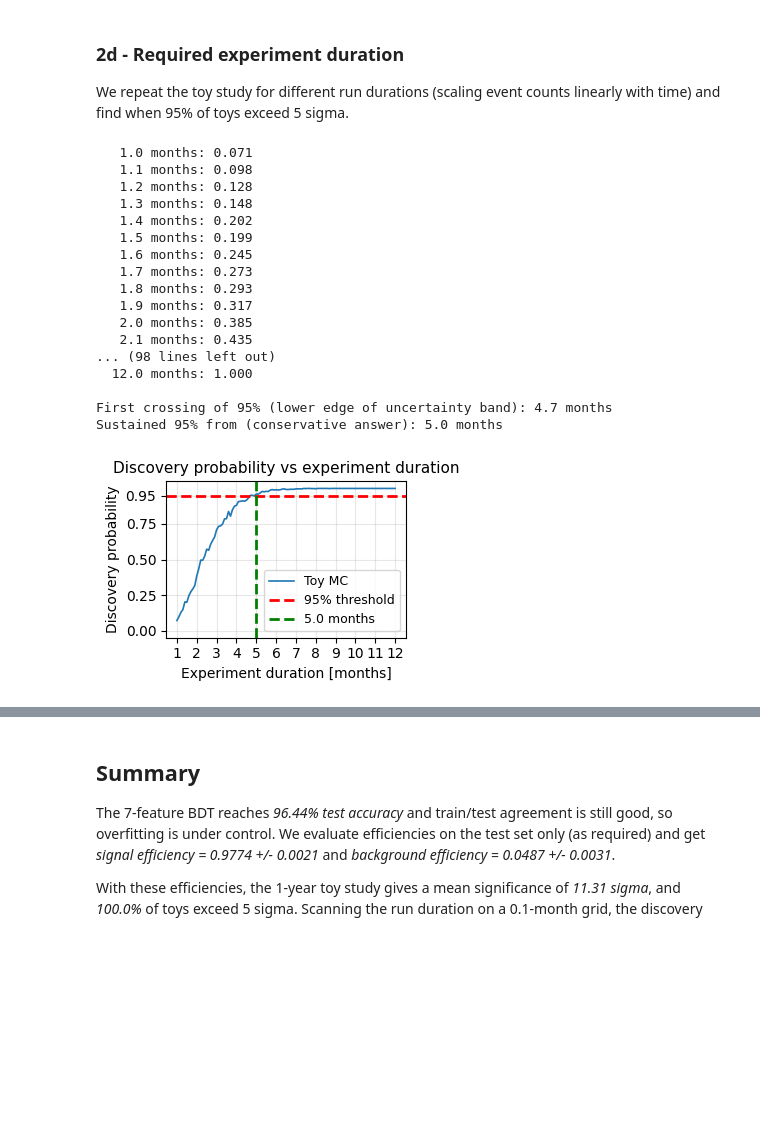
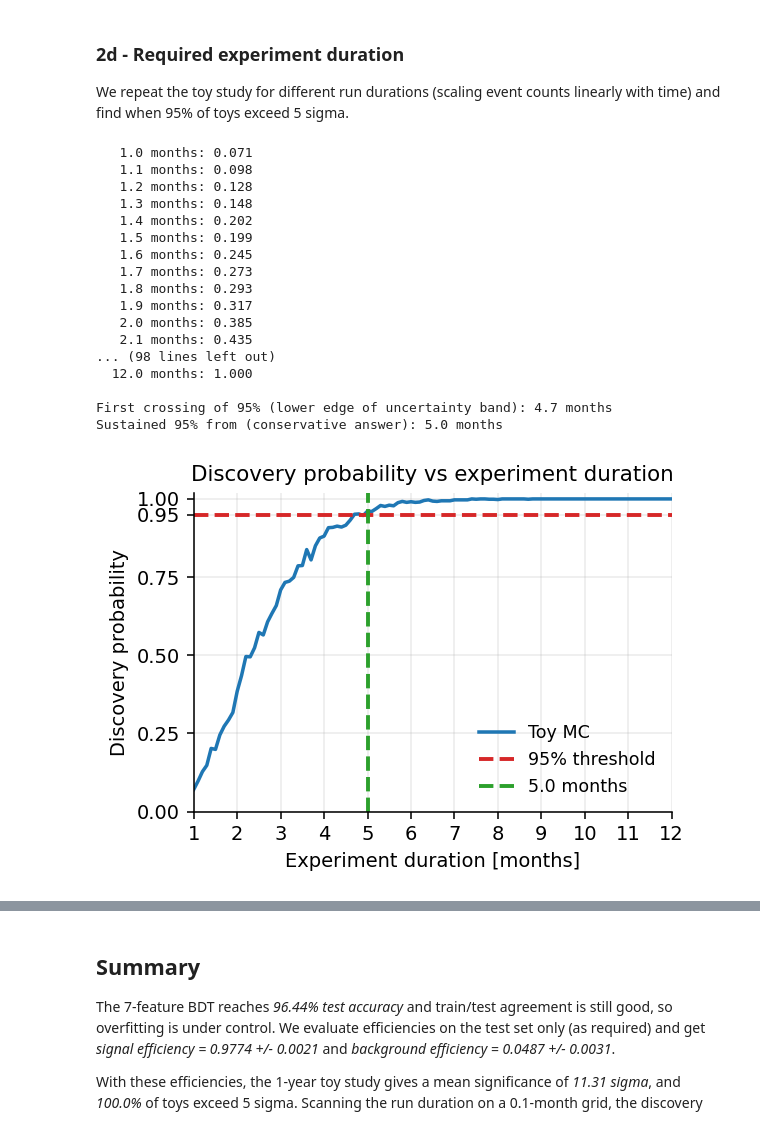
Before and after one commit to liuzzle/particle-discovery, a Jupyter notebook: particle_discovery.ipynb, the cells around one changed output, grey strips where cells are left out. Cells and saved outputs as stored; diff of their text form; code cells hidden in the pictures; blank space fills up the shorter version.

```diff
--- a/particle_discovery.ipynb
+++ b/particle_discovery.ipynb
@@ -21,14 +21,21 @@ from sklearn.ensemble import GradientBoostingClassifier
 from sklearn.model_selection import train_test_split
 from sklearn.metrics import accuracy_score
 # %%
+
+# Plotting style for report
 plt.style.use('default')
 plt.rcParams.update({
     'figure.facecolor': 'white',
     'axes.facecolor': 'white',
     'savefig.facecolor': 'white',
+    'figure.dpi': 140,
+    'savefig.dpi': 300,
     'font.size': 10,
     'axes.titlesize': 11,
+    'axes.labelsize': 10,
     'legend.fontsize': 9,
+    'axes.spines.top': False,
+    'axes.spines.right': False,
 })
 # %% [markdown]
 #### Constants
@@ -703,6 +729,7 @@ months_to_scan = np.arange(1.0, 12.05, 0.1).round(1) # 0.1-month grid from 1.0 t
 n_toys_per_duration = 1000
 # list to store discovery probability for each duration
 probs = []
+probs_err = []
 
 np.random.seed(SEED) # random seed for reproducibility
 # loop over the experiment durations we want to scan
@@ -727,11 +754,14 @@ for T_months in months_to_scan:
 
     # fraction of toys that exceed 5 sigma at this duration
     p = n_pass / n_toys_per_duration
+    p_err = np.sqrt(p * (1 - p) / n_toys_per_duration)
     probs.append(p)
+    probs_err.append(p_err)
     print(f"  {T_months:4.1f} months: {p:.3f}")
 
 # convert discovery fractions to a numpy array for easier analysis and plotting
 probs = np.array(probs)
+probs_err = np.array(probs_err)
 
 # find the first month where probability stays >= 95% from then on
 above_95 = probs >= 0.95
@@ -744,43 +774,45 @@ good = np.where(above_95)[0]
 t95_first = float(months_to_scan[good[0]])
 
 print(f"\nFirst crossing of 95% (lower edge of uncertainty band): {t95_first:.1f} months")
 print(f"Sustained 95% from (conservative answer): {t95_months:.1f} months")
 
 # plot discovery probability vs experiment duration
-fig, ax = plt.subplots(figsize=(3.3, 2.5))
-ax.plot(months_to_scan, probs, '-', lw=1.2, label='Toy MC')
-ax.axhline(0.95, color='r', ls='--', lw=2, label='95% threshold')
-ax.axvline(t95_months, color='g', ls='--', lw=2, label=f'{t95_months:.1f} months')
+fig, ax = plt.subplots(figsize=(4.4, 3.2))
+ax.plot(months_to_scan, probs, color=sig_color, lw=1.8, label='Toy MC')
+ax.axhline(0.95, color='#d62728', ls='--', lw=2, label='95% threshold')
+ax.axvline(t95_months, color='#2ca02c', ls='--', lw=2, label=f'{t95_months:.1f} months')
 ax.set_xlabel('Experiment duration [months]')
 ax.set_ylabel('Discovery probability')
+ax.set_xlim(months_to_scan.min(), months_to_scan.max())
+ax.set_ylim(0, 1.02)
 ax.set_xticks(np.arange(1, 13))
-ax.set_yticks([0.0, 0.25, 0.5, 0.75, 0.95])
+ax.set_yticks([0.0, 0.25, 0.5, 0.75, 0.95, 1.0])
 ax.set_title('Discovery probability vs experiment duration')
-ax.legend()
-ax.set_ylim(-0.05, 1.05)
-ax.grid(True, alpha=0.3)
+ax.legend(frameon=False, loc='lower right')
+ax.grid(True, alpha=0.25)
 plt.tight_layout()
-plt.savefig('plots/discovery_duration.png', dpi=200, bbox_inches='tight')
+plt.savefig('plots/discovery_duration.png', dpi=300, bbox_inches='tight')
+plt.savefig('plots/discovery_duration.pdf', bbox_inches='tight')
 plt.show()
 # %% [output]
    1.0 months: 0.071
    1.1 months: 0.098
    1.2 months: 0.128
    1.3 months: 0.148
    1.4 months: 0.202
    1.5 months: 0.199
    1.6 months: 0.245
    1.7 months: 0.273
    1.8 months: 0.293
    1.9 months: 0.317
    2.0 months: 0.385
    2.1 months: 0.435
 ... (98 lines left out)
   12.0 months: 1.000
 
 First crossing of 95% (lower edge of uncertainty band): 4.7 months
 Sustained 95% from (conservative answer): 5.0 months
-[figure, old version]
+[figure, new version]
 # %%
 # extra plot at the discovery duration (our addition). At 1 year we're far above 5 sigma, so a histogram at t95 is more informative.
 T_thr = t95_months
```
Also changed, not shown: parts of 9 cells of this notebook, 15 other files.
